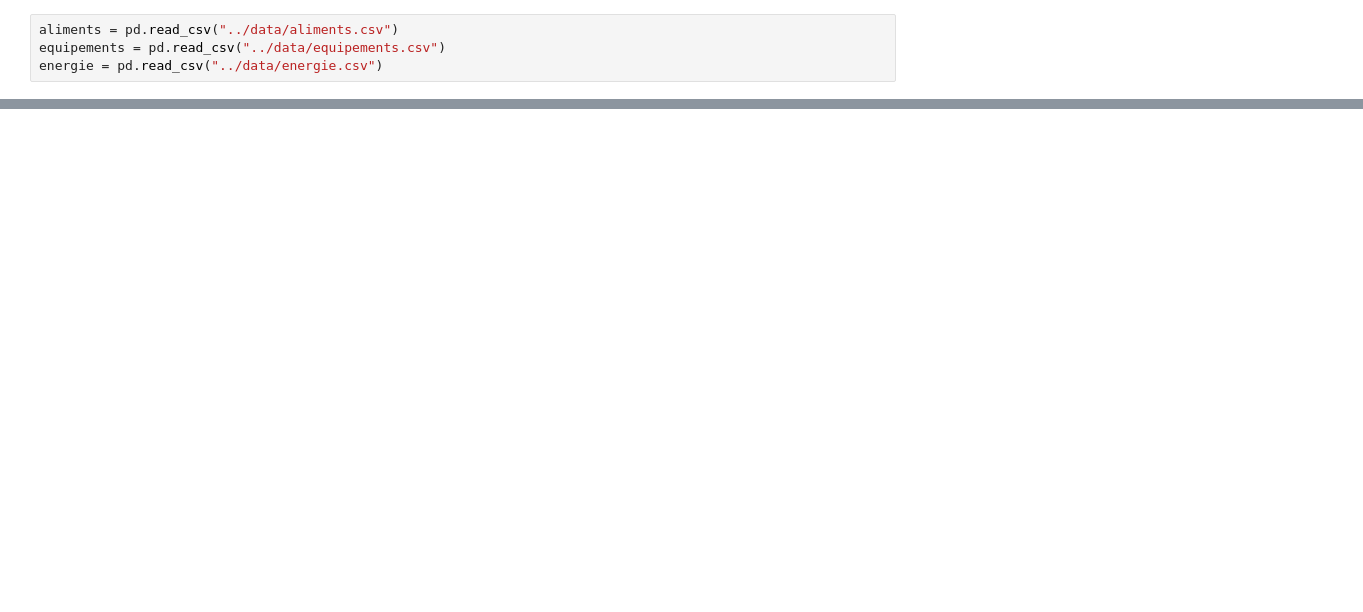
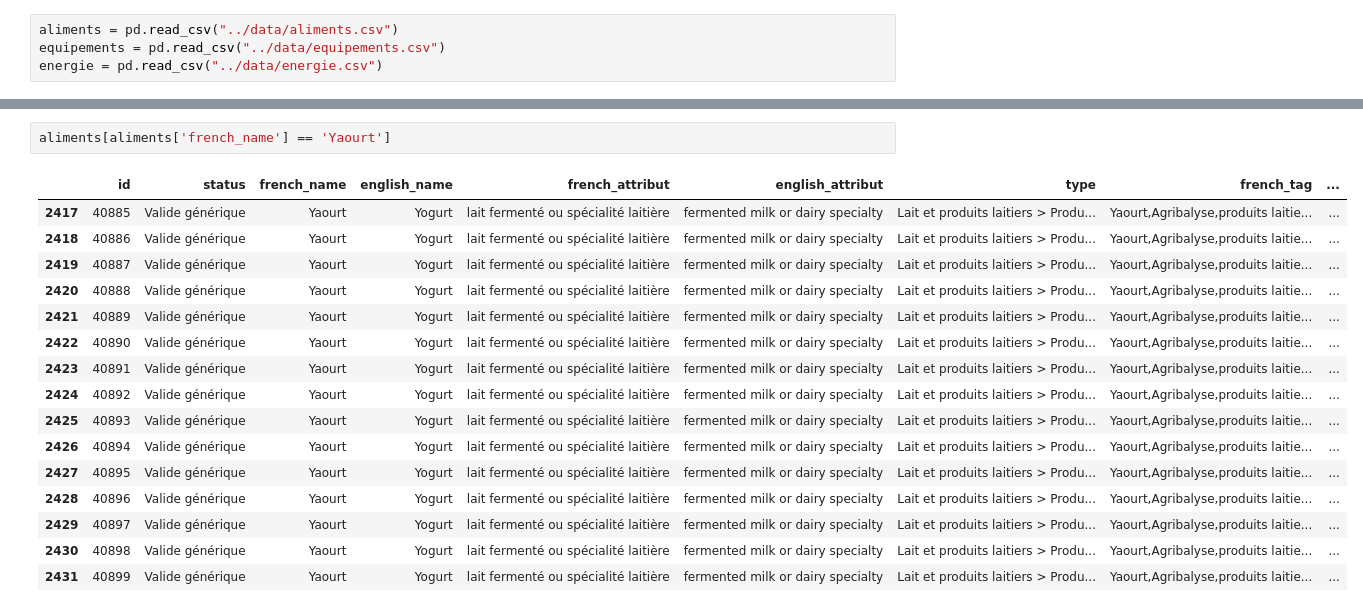
Before and after one commit to hachouaou/carboncalc, a Jupyter notebook: carbonsimulator/notebook.ipynb, the cells around one changed output, grey strips where cells are left out. Saved outputs shown, nothing was run; the diff lists cells and outputs as text; blank space fills up the shorter version.

```diff
--- a/carbonsimulator/notebook.ipynb
+++ b/carbonsimulator/notebook.ipynb
@@ -44,0 +94,19 @@ energie_filtered.rename(columns={"french_name" : "nom"})
+# %%
+aliments[aliments['french_name'] == 'Yaourt']
+# %% [output]
+|  | id | status | french_name | english_name | french_attribut | english_attribut | type | french_tag | ... |
+| 2417 | 40885 | Valide générique | Yaourt | Yogurt | lait fermenté ou spécialité laitière | fermented milk or dairy specialty | Lait et produits laitiers > Produ... | Yaourt,Agribalyse,produits laitie... | ... |
+| 2418 | 40886 | Valide générique | Yaourt | Yogurt | lait fermenté ou spécialité laitière | fermented milk or dairy specialty | Lait et produits laitiers > Produ... | Yaourt,Agribalyse,produits laitie... | ... |
+| 2419 | 40887 | Valide générique | Yaourt | Yogurt | lait fermenté ou spécialité laitière | fermented milk or dairy specialty | Lait et produits laitiers > Produ... | Yaourt,Agribalyse,produits laitie... | ... |
+| 2420 | 40888 | Valide générique | Yaourt | Yogurt | lait fermenté ou spécialité laitière | fermented milk or dairy specialty | Lait et produits laitiers > Produ... | Yaourt,Agribalyse,produits laitie... | ... |
+| 2421 | 40889 | Valide générique | Yaourt | Yogurt | lait fermenté ou spécialité laitière | fermented milk or dairy specialty | Lait et produits laitiers > Produ... | Yaourt,Agribalyse,produits laitie... | ... |
+| 2422 | 40890 | Valide générique | Yaourt | Yogurt | lait fermenté ou spécialité laitière | fermented milk or dairy specialty | Lait et produits laitiers > Produ... | Yaourt,Agribalyse,produits laitie... | ... |
+| 2423 | 40891 | Valide générique | Yaourt | Yogurt | lait fermenté ou spécialité laitière | fermented milk or dairy specialty | Lait et produits laitiers > Produ... | Yaourt,Agribalyse,produits laitie... | ... |
+| 2424 | 40892 | Valide générique | Yaourt | Yogurt | lait fermenté ou spécialité laitière | fermented milk or dairy specialty | Lait et produits laitiers > Produ... | Yaourt,Agribalyse,produits laitie... | ... |
+| 2425 | 40893 | Valide générique | Yaourt | Yogurt | lait fermenté ou spécialité laitière | fermented milk or dairy specialty | Lait et produits laitiers > Produ... | Yaourt,Agribalyse,produits laitie... | ... |
+| 2426 | 40894 | Valide générique | Yaourt | Yogurt | lait fermenté ou spécialité laitière | fermented milk or dairy specialty | Lait et produits laitiers > Produ... | Yaourt,Agribalyse,produits laitie... | ... |
+| 2427 | 40895 | Valide générique | Yaourt | Yogurt | lait fermenté ou spécialité laitière | fermented milk or dairy specialty | Lait et produits laitiers > Produ... | Yaourt,Agribalyse,produits laitie... | ... |
+| 2428 | 40896 | Valide générique | Yaourt | Yogurt | lait fermenté ou spécialité laitière | fermented milk or dairy specialty | Lait et produits laitiers > Produ... | Yaourt,Agribalyse,produits laitie... | ... |
+| 2429 | 40897 | Valide générique | Yaourt | Yogurt | lait fermenté ou spécialité laitière | fermented milk or dairy specialty | Lait et produits laitiers > Produ... | Yaourt,Agribalyse,produits laitie... | ... |
+| 2430 | 40898 | Valide générique | Yaourt | Yogurt | lait fermenté ou spécialité laitière | fermented milk or dairy specialty | Lait et produits laitiers > Produ... | Yaourt,Agribalyse,produits laitie... | ... |
+| 2431 | 40899 | Valide générique | Yaourt | Yogurt | lait fermenté ou spécialité laitière | fermented milk or dairy specialty | Lait et produits laitiers > Produ... | Yaourt,Agribalyse,produits laitie... | ... |
```
Also changed, not shown: parts of 18 cells of this notebook.
